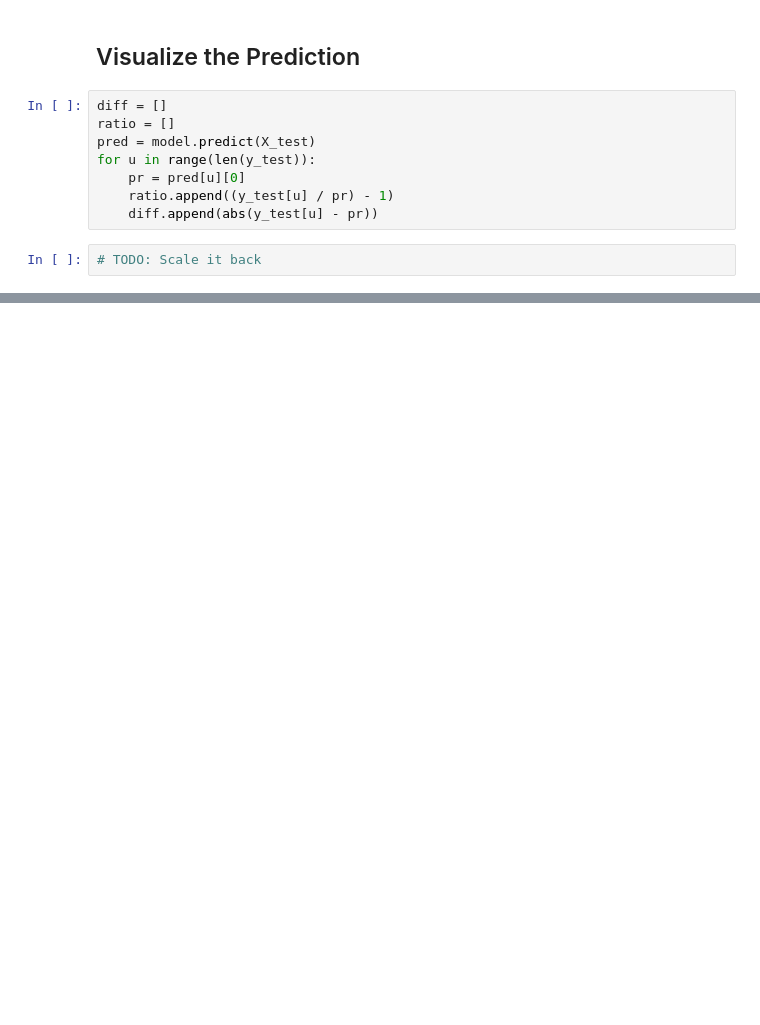
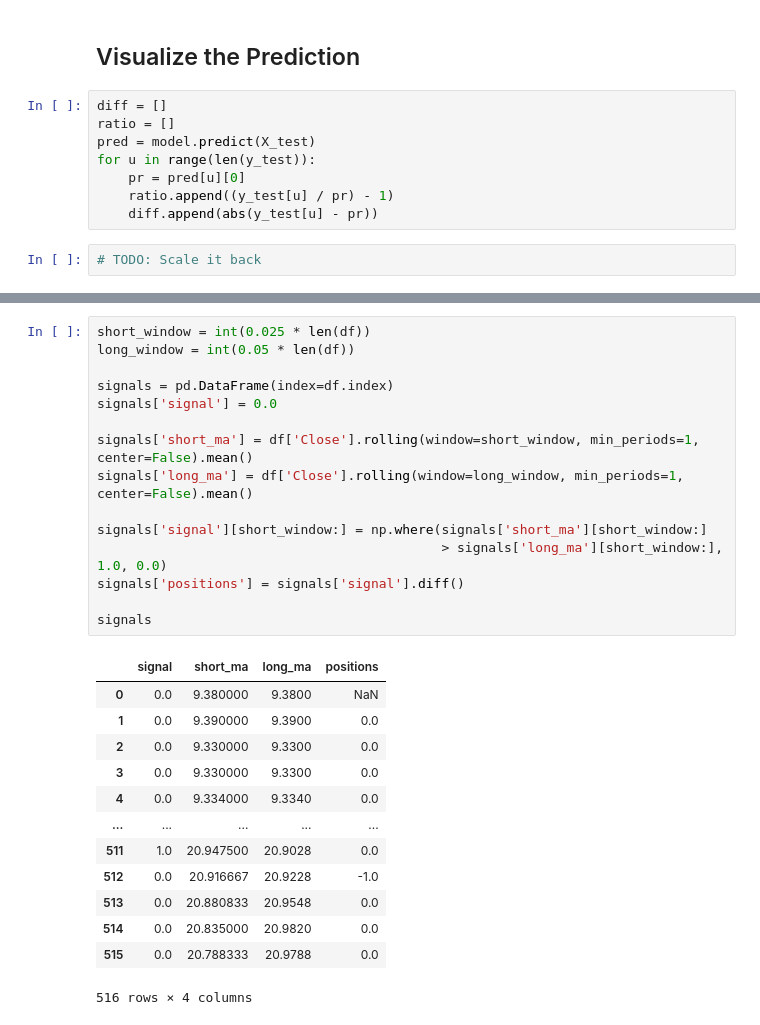
Before and after one commit to KingYuanSun/Individual-Projects-Finance, a Jupyter notebook: StockPrediction_basicRNN.ipynb, the cells around one changed output, grey strips where cells are left out. Saved outputs shown, nothing was run; the diff lists cells and outputs as text; blank space fills up the shorter version.

```diff
--- a/StockPrediction_basicRNN.ipynb
+++ b/StockPrediction_basicRNN.ipynb
@@ -324,0 +351,29 @@ b
+# %%
+short_window = int(0.025 * len(df))
+long_window = int(0.05 * len(df))
+
+signals = pd.DataFrame(index=df.index)
+signals['signal'] = 0.0
+
+signals['short_ma'] = df['Close'].rolling(window=short_window, min_periods=1, center=False).mean()
+signals['long_ma'] = df['Close'].rolling(window=long_window, min_periods=1, center=False).mean()
+
+signals['signal'][short_window:] = np.where(signals['short_ma'][short_window:]
+                                            > signals['long_ma'][short_window:], 1.0, 0.0)
+signals['positions'] = signals['signal'].diff()
+
+signals
+# %% [output]
+|  | signal | short_ma | long_ma | positions |
+| 0 | 0.0 | 9.380000 | 9.3800 | NaN |
+| 1 | 0.0 | 9.390000 | 9.3900 | 0.0 |
+| 2 | 0.0 | 9.330000 | 9.3300 | 0.0 |
+| 3 | 0.0 | 9.330000 | 9.3300 | 0.0 |
+| 4 | 0.0 | 9.334000 | 9.3340 | 0.0 |
+| ... | ... | ... | ... | ... |
+| 511 | 1.0 | 20.947500 | 20.9028 | 0.0 |
+| 512 | 0.0 | 20.916667 | 20.9228 | -1.0 |
+| 513 | 0.0 | 20.880833 | 20.9548 | 0.0 |
+| 514 | 0.0 | 20.835000 | 20.9820 | 0.0 |
+| 515 | 0.0 | 20.788333 | 20.9788 | 0.0 |
+516 rows × 4 columns
```
Also changed, not shown: parts of 11 cells of this notebook.
